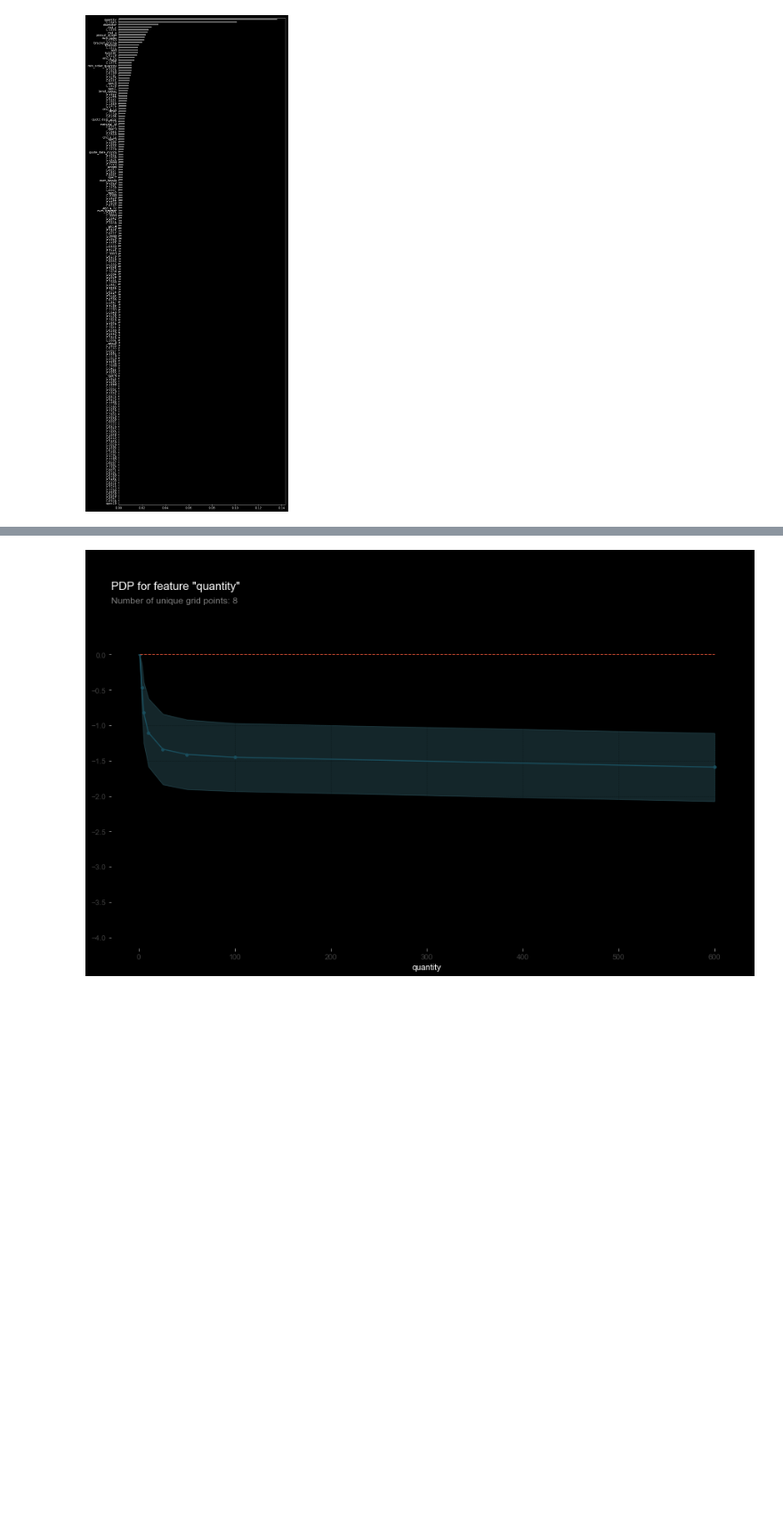
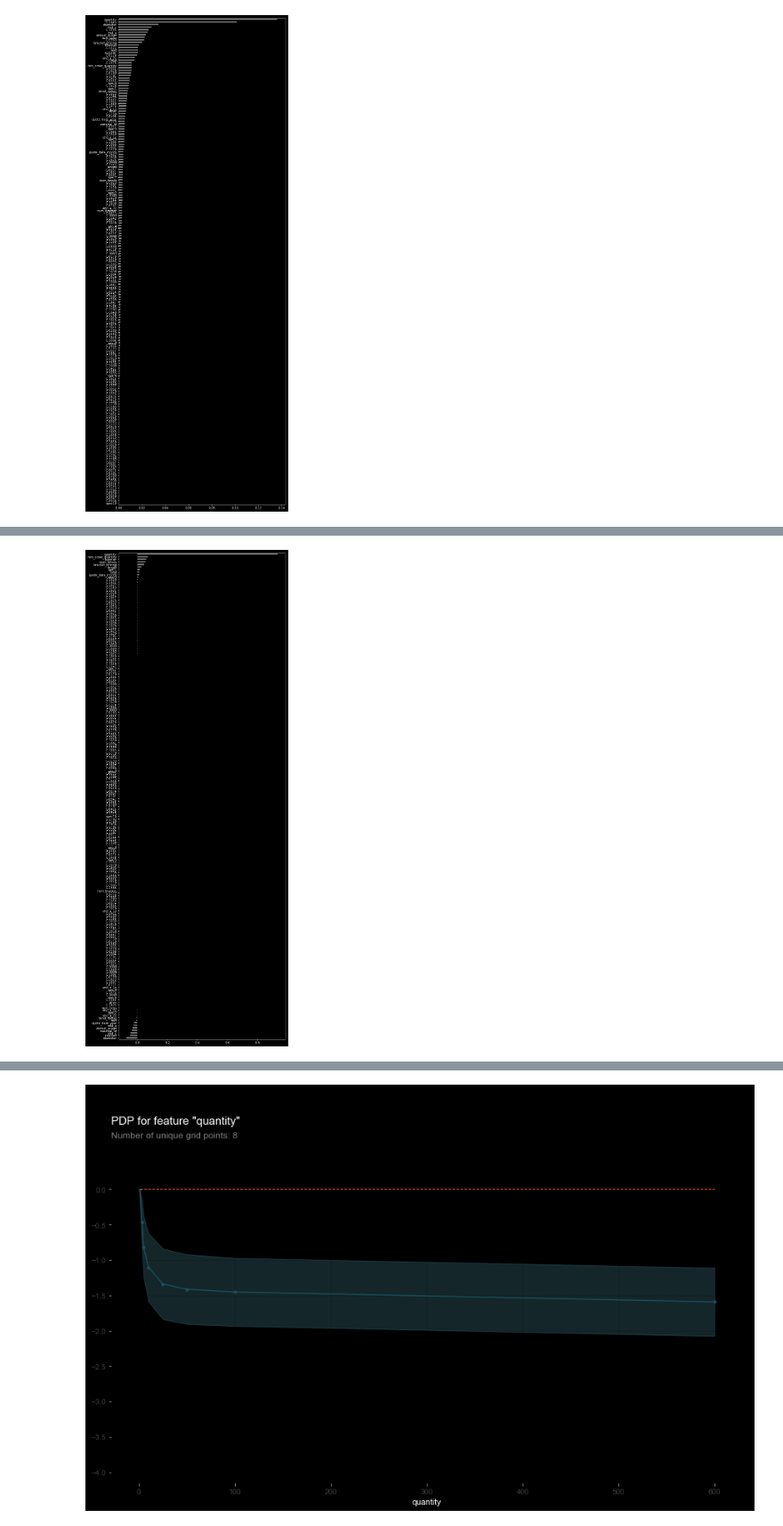
Before and after one commit to LambdaSchool/DEPRECATED-DS-Unit-2-Applied-Modeling, a Jupyter notebook: module4-model-interpretation/model_interpretation_assignment.ipynb, the cells around one changed output, grey strips where cells are left out. Shown at 89% size. Saved outputs shown, nothing was run; the diff lists cells and outputs as text; code cells hidden in the pictures; blank space fills up the shorter version.

```diff
--- a/module4-model-interpretation/model_interpretation_assignment.ipynb
+++ b/module4-model-interpretation/model_interpretation_assignment.ipynb
@@ -189,0 +199,13 @@ plt.show()
+# %%
+import shap
+
+data_for_prediction = X_val[X_val.index==0]
+
+data_for_prediction_processed = encoder.transform(data_for_prediction)
+data_for_prediction_processed = pd.DataFrame(data_for_prediction_processed)
+data_for_prediction_processed.columns = data_for_prediction.columns
+
+shap.initjs()
+explainer = shap.TreeExplainer(model)
+shap_values = explainer.shap_values(data_for_prediction_processed)
+shap.force_plot(explainer.expected_value, shap_values, data_for_prediction_processed)
@@ -190,3 +215,8 @@ plt.show()
+# %%
+plt.figure(figsize=(10,30))
+pd.Series(shap_values[0], X_val.columns).sort_values().plot.barh(color='grey');
+# %% [output]
+[figure, added]
 # %%
 column = 'quantity'
 
```
Also changed, not shown: parts of 6 cells of this notebook.
